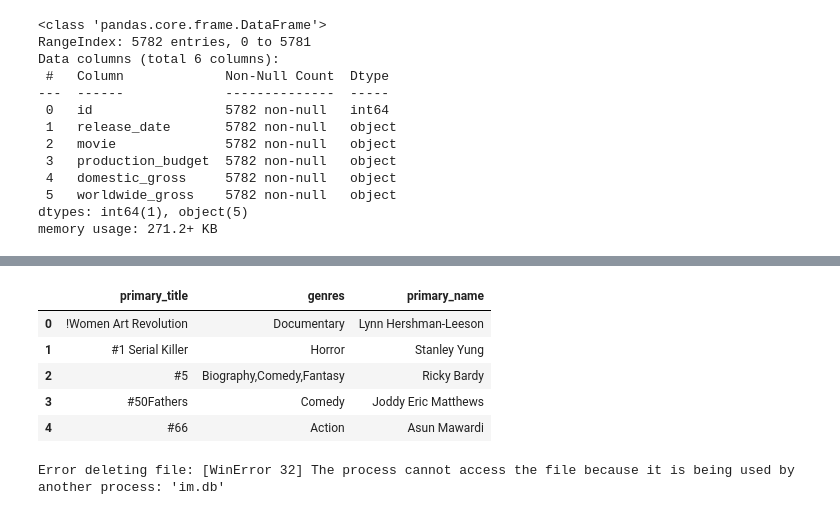
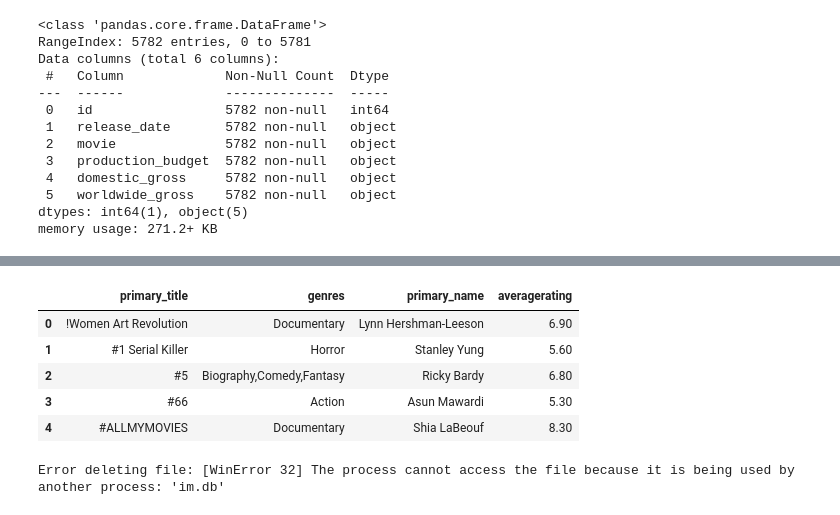
Before and after one commit to TumainiC/Movie_Analysis_Project, a Jupyter notebook: student.ipynb, the cells around one changed output, grey strips where cells are left out. Saved outputs shown, nothing was run; the diff lists cells and outputs as text; code cells hidden in the pictures.

```diff
--- a/student.ipynb
+++ b/student.ipynb
@@ -77,30 +69,40 @@ with zipfile.ZipFile('zippedData/im.db.zip', 'r') as zip_ref:
 # %%
-# Connect to the SQLite database
+#load the movie_basics data into a dataframe
+#unzip the file
+import zipfile
+
+with zipfile.ZipFile('zippedData/im.db.zip', 'r') as zip_ref:
+  # Extract all files (assuming the database file is the only one)
+  zip_ref.extractall()
+
+  # Connect to the SQLite database
 with sqlite3.connect('im.db') as conn:
     #write a query to select the necessary columns
     q ="""SELECT
     mb.primary_title,
     mb.genres,
-    p.primary_name
+    p.primary_name, mr.averagerating
     FROM movie_basics AS mb
+    JOIN movie_ratings as mr
+        ON mr.movie_id = mb.movie_id
     JOIN directors AS d
         ON mb.movie_id = d.movie_id
     JOIN persons AS p
         ON d.person_id = p.person_id
     GROUP BY mb.primary_title
     HAVING primary_profession LIKE '%director%';"""
     # Load the tables into a DataFrame
     movie_basics = pd.read_sql(q, conn)
 
 # Display the first few rows of the DataFrame
 movie_basics.head()
 # %% [output]
-|  | primary_title | genres | primary_name |
-| 0 | !Women Art Revolution | Documentary | Lynn Hershman-Leeson |
-| 1 | #1 Serial Killer | Horror | Stanley Yung |
-| 2 | #5 | Biography,Comedy,Fantasy | Ricky Bardy |
-| 3 | #50Fathers | Comedy | Joddy Eric Matthews |
-| 4 | #66 | Action | Asun Mawardi |
+|  | primary_title | genres | primary_name | averagerating |
+| 0 | !Women Art Revolution | Documentary | Lynn Hershman-Leeson | 6.90 |
+| 1 | #1 Serial Killer | Horror | Stanley Yung | 5.60 |
+| 2 | #5 | Biography,Comedy,Fantasy | Ricky Bardy | 6.80 |
+| 3 | #66 | Action | Asun Mawardi | 5.30 |
+| 4 | #ALLMYMOVIES | Documentary | Shia LaBeouf | 8.30 |
 # %%
 #delete the 'im.db' file, it is too large and only needed for one use.
 import os
```
Also changed, not shown: parts of 36 cells of this notebook, 1 other file.
